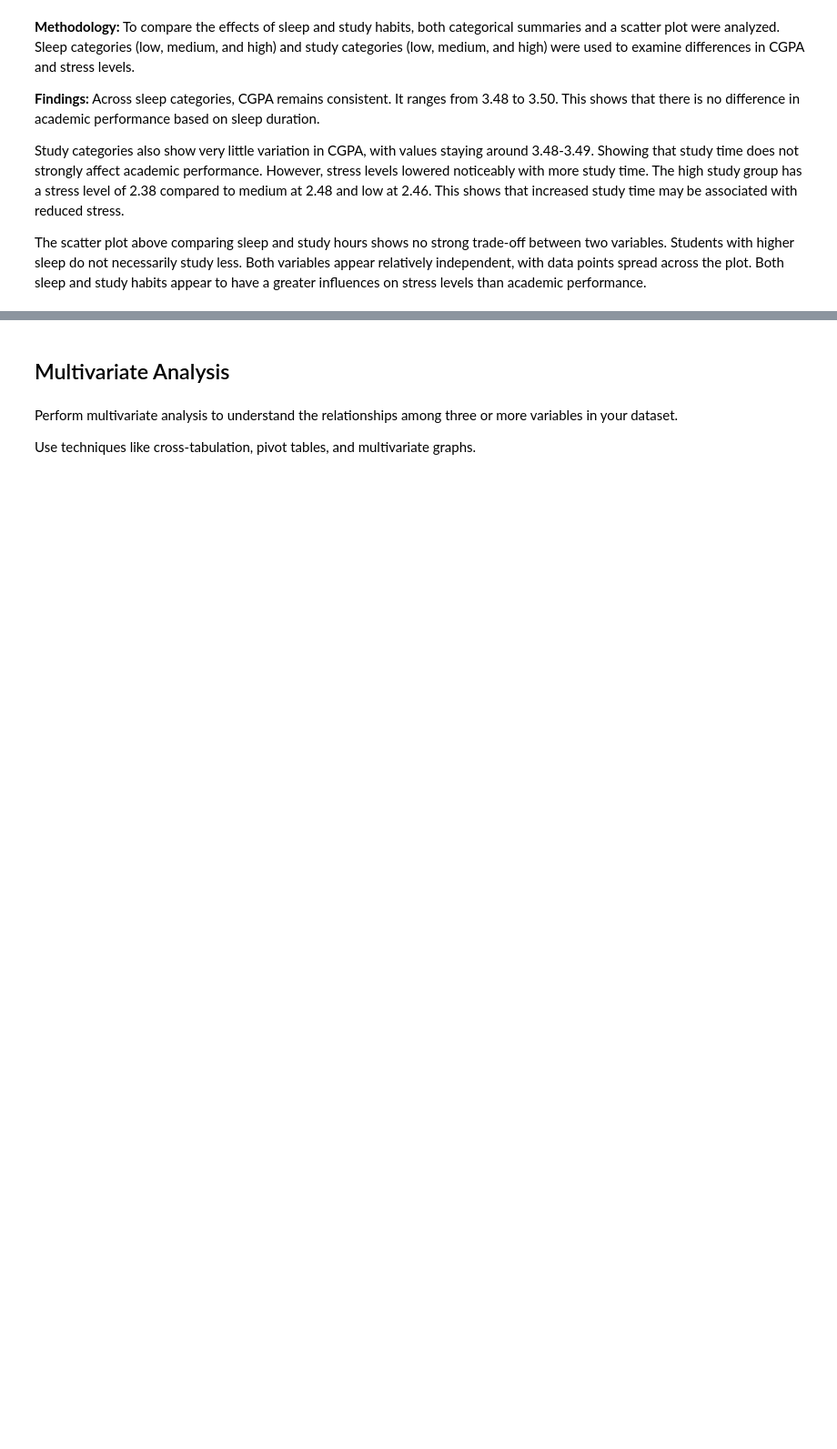
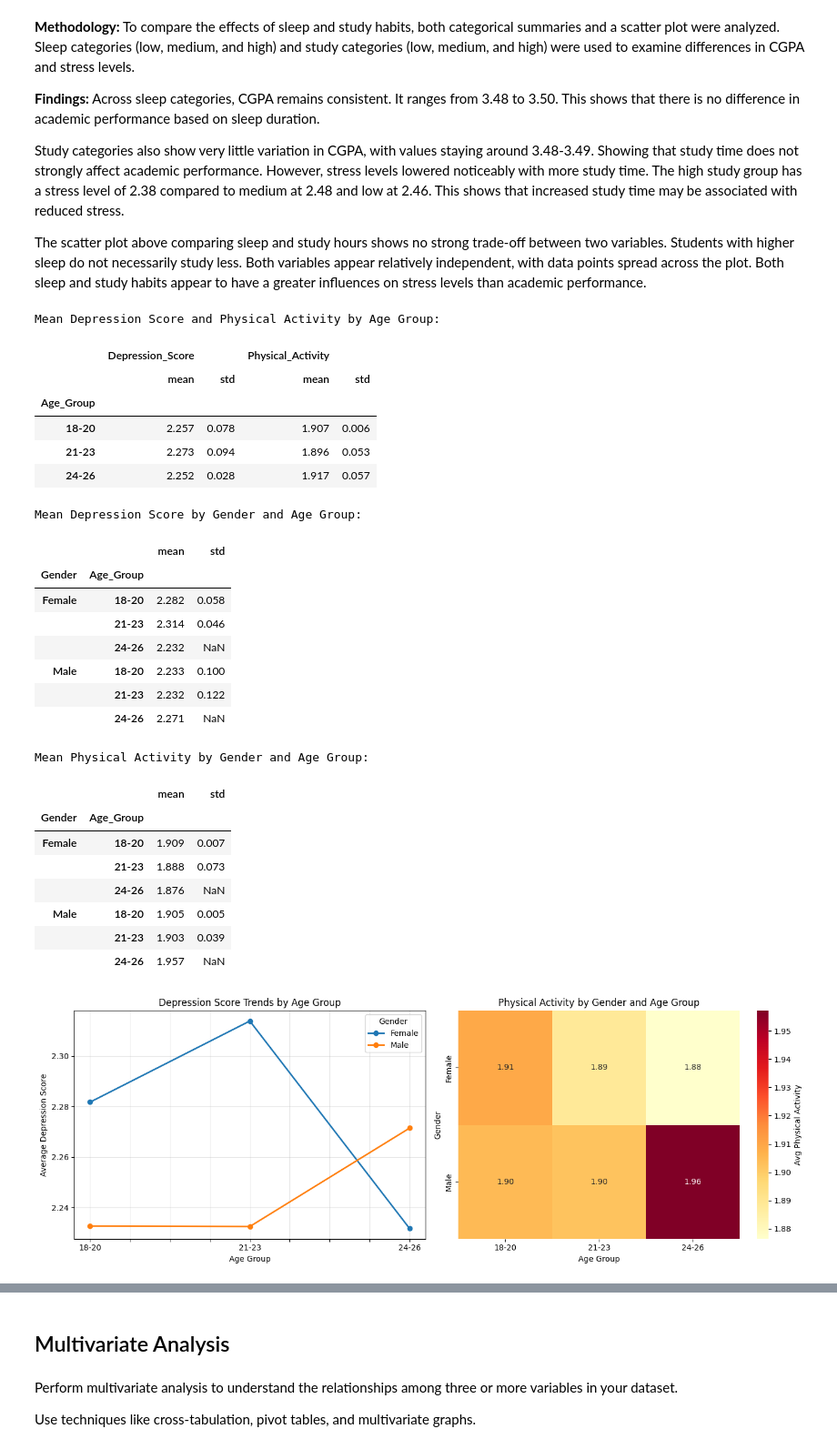
Before and after one commit to rebeccafalash/project_2_618, a Jupyter notebook: project1_v2.ipynb, the cells around one changed output, grey strips where cells are left out. Shown at 91% size. Saved outputs shown, nothing was run; the diff lists cells and outputs as text; code cells hidden in the pictures; blank space fills up the shorter version.

```diff
--- a/project1_v2.ipynb
+++ b/project1_v2.ipynb
@@ -609,3 +844,66 @@ Study categories also show very little variation in CGPA, with values staying ar
 The scatter plot above comparing sleep and study hours shows no strong trade-off between two variables. Students with higher sleep do not necessarily study less. Both variables appear relatively independent, with data points spread across the plot. Both sleep and study habits appear to have a greater influences on stress levels than academic performance.
 # %%
 #Q3
+
+comp_q3 = q3_df.copy()
+
+# Depression and PA by age group
+print("Mean Depression Score and Physical Activity by Age Group:")
+depression_by_age = comp_q3.groupby("Age_Group", observed=True)[["Depression_Score", "Physical_Activity"]].agg(["mean", "std"]).round(3)
+display(depression_by_age)
+
+# Compare by Gender and Age Group
+print("\n\nMean Depression Score by Gender and Age Group:")
+depression_gender_age = comp_q3.groupby(["Gender", "Age_Group"], observed=True)["Depression_Score"].agg(["mean", "std"]).round(3)
+display(depression_gender_age)
+
+print("\n\nMean Physical Activity by Gender and Age Group:")
+activity_gender_age = comp_q3.groupby(["Gender", "Age_Group"], observed=True)["Physical_Activity"].agg(["mean", "std"]).round(3)
+display(activity_gender_age)
+
+# Line plot and Heatmap
+fig, axes = plt.subplots(1, 2, figsize=(14, 5))
+
+depression_pivot = comp_q3.groupby(["Age_Group", "Gender"], observed=True)["Depression_Score"].mean().unstack()
+depression_pivot.plot(ax=axes[0], marker='o', linewidth=2)
+axes[0].set_title("Depression Score Trends by Age Group")
+axes[0].set_xlabel("Age Group")
+axes[0].set_ylabel("Average Depression Score")
+axes[0].legend(title="Gender")
+axes[0].grid(True, alpha=0.3)
+
+activity_pivot = comp_q3.groupby(["Gender", "Age_Group"], observed=True)["Physical_Activity"].mean().unstack()
+sns.heatmap(activity_pivot, annot=True, fmt=".2f", cmap="YlOrRd", ax=axes[1], cbar_kws={"label": "Avg Physical Activity"})
+axes[1].set_title("Physical Activity by Gender and Age Group")
+axes[1].set_xlabel("Age Group")
+axes[1].set_ylabel("Gender")
+
+plt.tight_layout()
+plt.show()
+# %% [output]
+Mean Depression Score and Physical Activity by Age Group:
+|  | Depression_Score |  | Physical_Activity |  |
+|  | mean | std | mean | std |
+| Age_Group |  |  |  |  |
+| 18-20 | 2.257 | 0.078 | 1.907 | 0.006 |
+| 21-23 | 2.273 | 0.094 | 1.896 | 0.053 |
+| 24-26 | 2.252 | 0.028 | 1.917 | 0.057 |
+Mean Depression Score by Gender and Age Group:
+|  |  | mean | std |
+| Gender | Age_Group |  |  |
+| Female | 18-20 | 2.282 | 0.058 |
+|  | 21-23 | 2.314 | 0.046 |
+|  | 24-26 | 2.232 | NaN |
+| Male | 18-20 | 2.233 | 0.100 |
+|  | 21-23 | 2.232 | 0.122 |
+|  | 24-26 | 2.271 | NaN |
+Mean Physical Activity by Gender and Age Group:
+|  |  | mean | std |
+| Gender | Age_Group |  |  |
+| Female | 18-20 | 1.909 | 0.007 |
+|  | 21-23 | 1.888 | 0.073 |
+|  | 24-26 | 1.876 | NaN |
+| Male | 18-20 | 1.905 | 0.005 |
+|  | 21-23 | 1.903 | 0.039 |
+|  | 24-26 | 1.957 | NaN |
+[figure, added]
```
Also changed, not shown: parts of 14 cells of this notebook.
